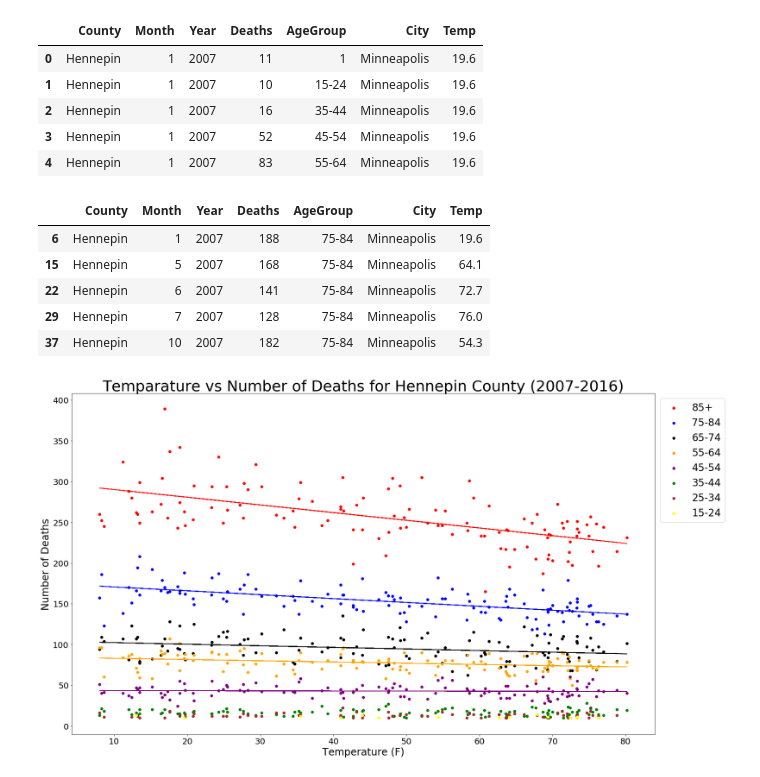
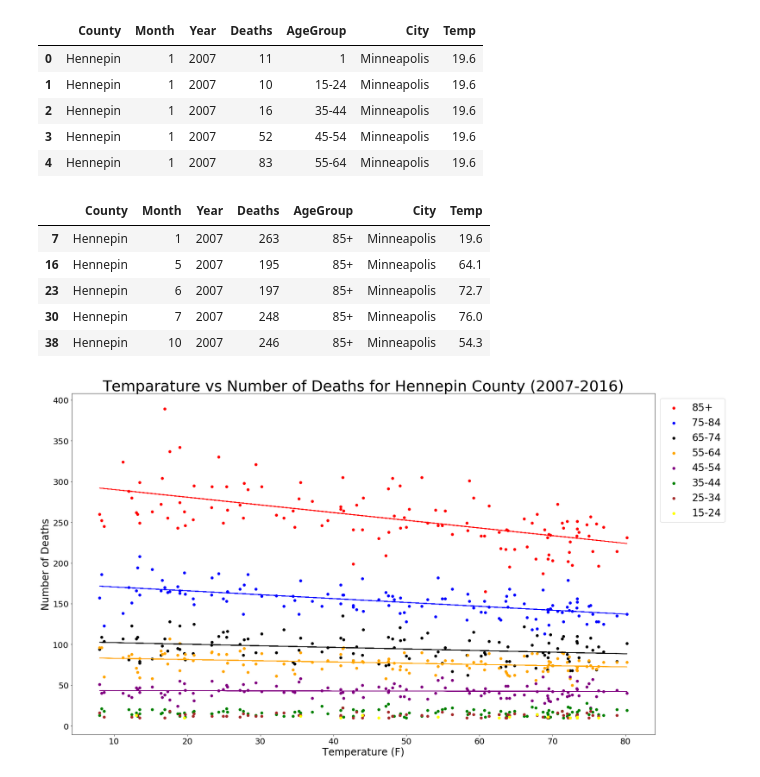
Before and after one commit to llreber/sparkmagicProject, a Jupyter notebook: Code/ClimateData.ipynb, the cells around one changed output. Drawn from its saved outputs; the diff is of its cells as text; code cells hidden in the pictures.

```diff
--- a/Code/ClimateData.ipynb
+++ b/Code/ClimateData.ipynb
@@ -37,21 +37,21 @@ result_df.head()
 # %%
 #Counties: Hennepin, St Louis (Duluth), Freeborn (Albert Lea), Clay(Moorhead)
 group1=result_df.loc[(result_df["AgeGroup"]=="85+") & (result_df["County"]=="Hennepin"),:]
 group2 = result_df.loc[(result_df["AgeGroup"]=="75-84") & (result_df["County"]=="Hennepin"),:]
 group3 = result_df.loc[(result_df["AgeGroup"]=="65-74") & (result_df["County"]=="Hennepin"),:]
 group4 = result_df.loc[(result_df["AgeGroup"]=="55-64") & (result_df["County"]=="Hennepin"),:]
 group5 = result_df.loc[(result_df["AgeGroup"]=="45-54") & (result_df["County"]=="Hennepin"),:]
 group6 = result_df.loc[(result_df["AgeGroup"]=="35-44") & (result_df["County"]=="Hennepin"),:]
 group7 = result_df.loc[(result_df["AgeGroup"]=="25-34") & (result_df["County"]=="Hennepin"),:]
 group8 = result_df.loc[(result_df["AgeGroup"]=="15-24") & (result_df["County"]=="Hennepin"),:]
-group2.head()
+group1.head()
 # %% [output]
 |  | County | Month | Year | Deaths | AgeGroup | City | Temp |
-| 6 | Hennepin | 1 | 2007 | 188 | 75-84 | Minneapolis | 19.6 |
-| 15 | Hennepin | 5 | 2007 | 168 | 75-84 | Minneapolis | 64.1 |
-| 22 | Hennepin | 6 | 2007 | 141 | 75-84 | Minneapolis | 72.7 |
-| 29 | Hennepin | 7 | 2007 | 128 | 75-84 | Minneapolis | 76.0 |
-| 37 | Hennepin | 10 | 2007 | 182 | 75-84 | Minneapolis | 54.3 |
+| 7 | Hennepin | 1 | 2007 | 263 | 85+ | Minneapolis | 19.6 |
+| 16 | Hennepin | 5 | 2007 | 195 | 85+ | Minneapolis | 64.1 |
+| 23 | Hennepin | 6 | 2007 | 197 | 85+ | Minneapolis | 72.7 |
+| 30 | Hennepin | 7 | 2007 | 248 | 85+ | Minneapolis | 76.0 |
+| 38 | Hennepin | 10 | 2007 | 246 | 85+ | Minneapolis | 54.3 |
 # %%
 plt.figure(figsize=(25,15))
 plt.scatter(x=group1["Temp"], y=group1["Deaths"], color = "red", label = "85+")
```
Also changed, not shown: parts of 2 cells of this notebook, 7 other files.
